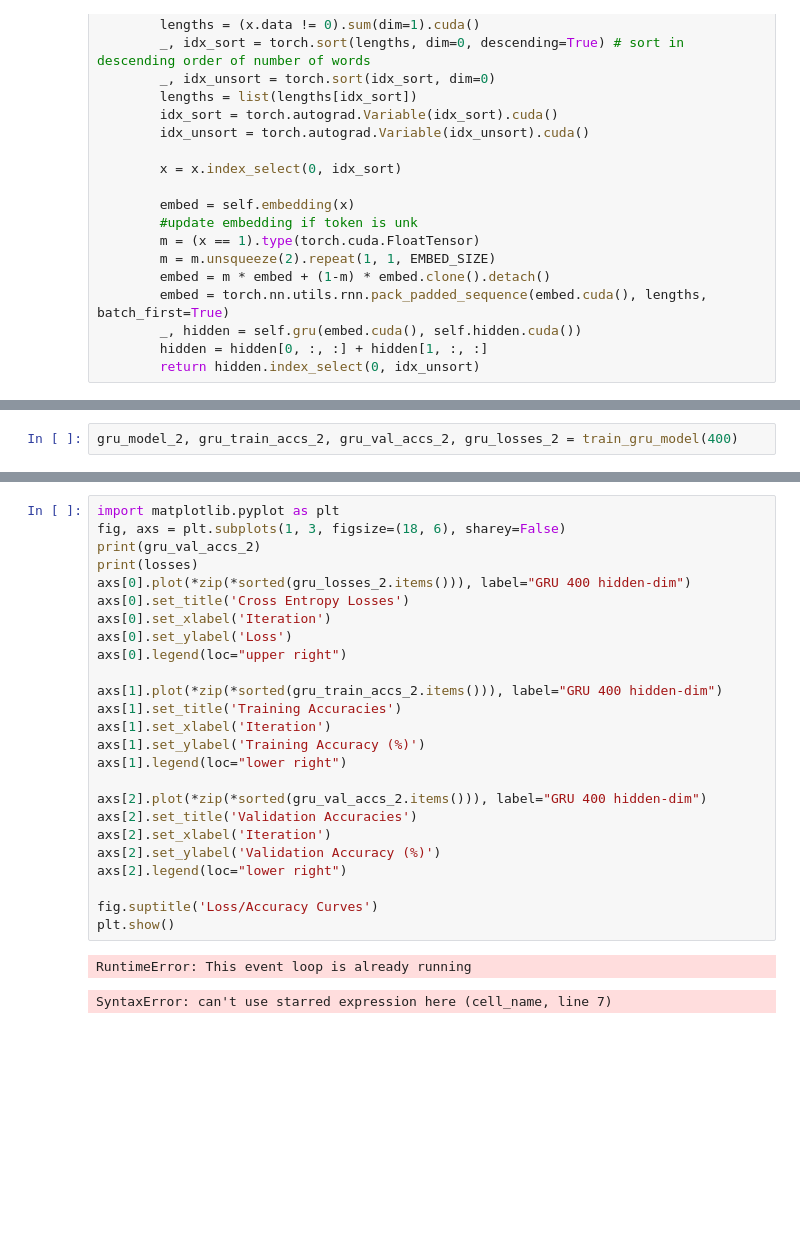
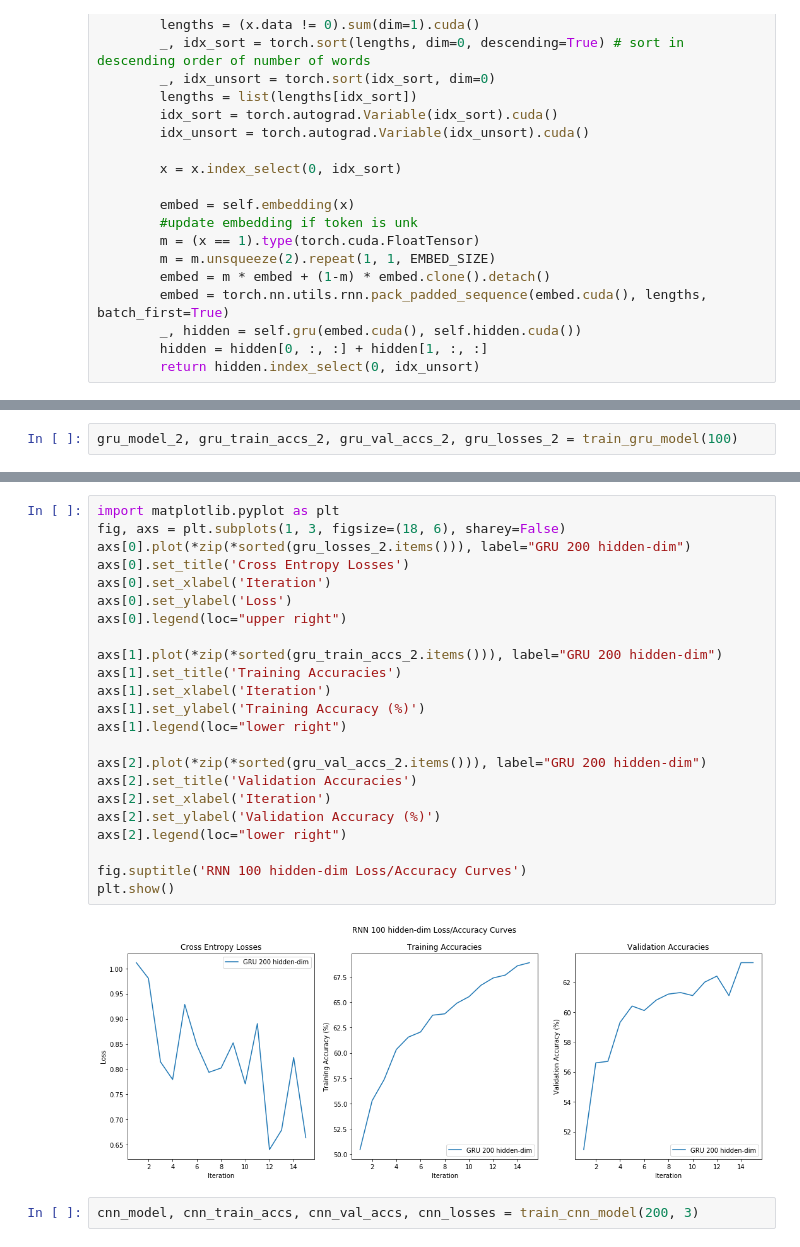
Before and after one commit to darren-geng/RNN-CNN-Based-NLI, a Jupyter notebook: hw2.ipynb, the cells around one changed output, grey strips where cells are left out. Saved outputs shown, nothing was run; the diff lists cells and outputs as text; blank space fills up the shorter version.

```diff
--- a/hw2.ipynb
+++ b/hw2.ipynb
@@ -372,2 +328,2 @@ plt.show()
 # %%
-gru_model_2, gru_train_accs_2, gru_val_accs_2, gru_losses_2 = train_gru_model(400)
+gru_model_2, gru_train_accs_2, gru_val_accs_2, gru_losses_2 = train_gru_model(100)
@@ -392,28 +330,27 @@ Epoch: [15/15], Step: [361/391], Training Acc: 65.964, Validation Acc: 61.6
 # %%
 import matplotlib.pyplot as plt
 fig, axs = plt.subplots(1, 3, figsize=(18, 6), sharey=False)
-print(gru_val_accs_2)
-print(losses)
-axs[0].plot(*zip(*sorted(gru_losses_2.items())), label="GRU 400 hidden-dim")
+axs[0].plot(*zip(*sorted(gru_losses_2.items())), label="GRU 200 hidden-dim")
 axs[0].set_title('Cross Entropy Losses')
 axs[0].set_xlabel('Iteration')
 axs[0].set_ylabel('Loss')
 axs[0].legend(loc="upper right")
 
-axs[1].plot(*zip(*sorted(gru_train_accs_2.items())), label="GRU 400 hidden-dim")
+axs[1].plot(*zip(*sorted(gru_train_accs_2.items())), label="GRU 200 hidden-dim")
 axs[1].set_title('Training Accuracies')
 axs[1].set_xlabel('Iteration')
 axs[1].set_ylabel('Training Accuracy (%)')
 axs[1].legend(loc="lower right")
 
-axs[2].plot(*zip(*sorted(gru_val_accs_2.items())), label="GRU 400 hidden-dim")
+axs[2].plot(*zip(*sorted(gru_val_accs_2.items())), label="GRU 200 hidden-dim")
 axs[2].set_title('Validation Accuracies')
 axs[2].set_xlabel('Iteration')
 axs[2].set_ylabel('Validation Accuracy (%)')
 axs[2].legend(loc="lower right")
 
-fig.suptitle('Loss/Accuracy Curves')
+fig.suptitle('RNN 100 hidden-dim Loss/Accuracy Curves')
 plt.show()
 # %% [output]
-RuntimeError: This event loop is already running
-SyntaxError: can't use starred expression here (cell_name, line 7)
+[figure, added]
+# %%
+cnn_model, cnn_train_accs, cnn_val_accs, cnn_losses = train_cnn_model(200, 3)
```
Also changed, not shown: parts of 19 cells of this notebook.
